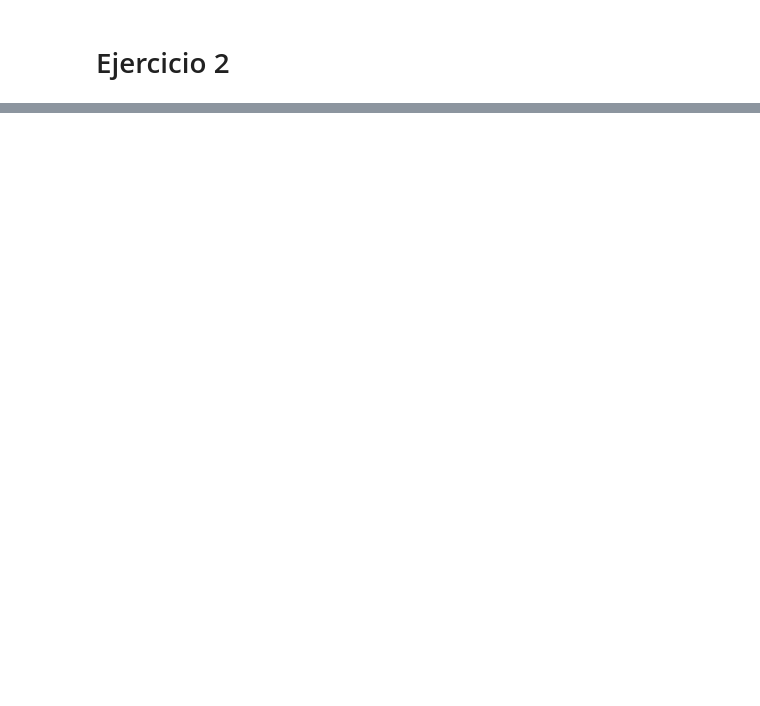
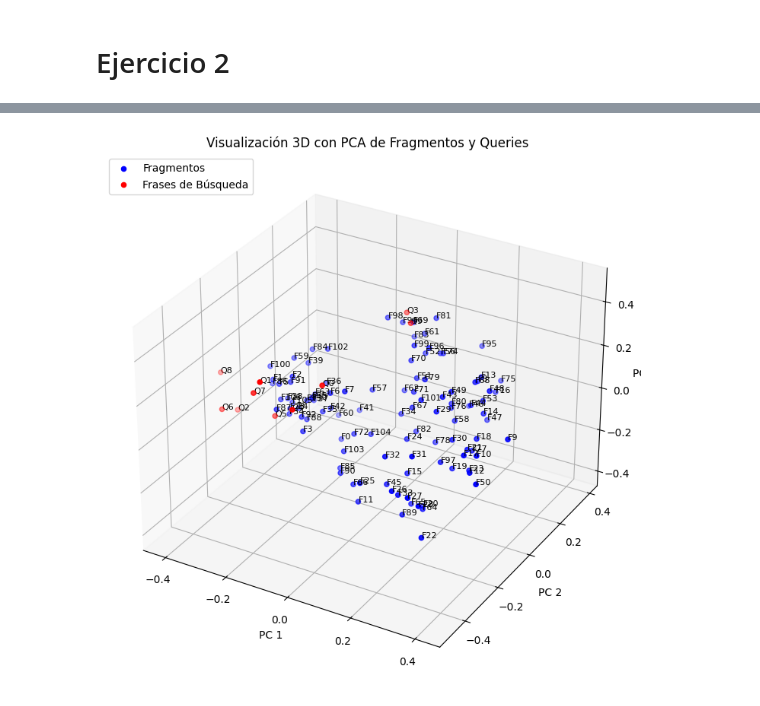
Before and after one commit to Kabarou/NLP_Parte2, a Jupyter notebook: main.ipynb, the cells around one changed output, grey strips where cells are left out. Saved outputs shown, nothing was run; the diff lists cells and outputs as text; code cells hidden in the pictures; blank space fills up the shorter version.

```diff
--- a/main.ipynb
+++ b/main.ipynb
@@ -80,0 +11,18 @@ for i, (cos, euclid, manhattan) in enumerate(zip(similitudes_coseno, similitudes
+# %%
+# Función para dividir el texto en fragmentos de 200 caracteres
+def fragmentar_texto(texto, tamaño_fragmento=200):
+    fragmentos = [texto[i:i + tamaño_fragmento] for i in range(0, len(texto), tamaño_fragmento)]
+    return fragmentos
+
+# Dividimos el texto
+fragmentos = fragmentar_texto(texto)
+# %%
+# Vectorización de los fragmentos
+from sentence_transformers import SentenceTransformer
+from prettytable import PrettyTable
+
+# Cargamos el modelo preentrenado multilingüe
+modelo = SentenceTransformer('distiluse-base-multilingual-cased-v1')
+
+# Codificamos los fragmentos
+embeddings = modelo.encode(fragmentos, convert_to_tensor=True)
@@ -81,3 +124,45 @@ for i, (cos, euclid, manhattan) in enumerate(zip(similitudes_coseno, similitudes
+# %%
+from sklearn.decomposition import PCA
+import matplotlib.pyplot as plt
+from mpl_toolkits.mplot3d import Axes3D
+
+# Combina los embeddings de fragmentos y frases de búsqueda
+todos_embeddings = embeddings.cpu().numpy().tolist() + embeddings_busqueda.cpu().numpy().tolist()
+
+# Etiquetas para la gráfica
+etiquetas = [f"F{i}" for i in range(len(fragmentos))] + [f"Q{i}" for i in range(len(frases_busqueda))]
+
+# Aplica PCA para reducir a 3 dimensiones
+pca = PCA(n_components=3)
+embeddings_3d = pca.fit_transform(todos_embeddings)
+
+# Separa fragmentos y frases de búsqueda
+num_fragmentos = len(fragmentos)
+emb_frag = embeddings_3d[:num_fragmentos]
+emb_query = embeddings_3d[num_fragmentos:]
+
+# Visualización 3D
+fig = plt.figure(figsize=(12, 9))
+ax = fig.add_subplot(111, projection='3d')
+
+# Fragmentos en azul
+ax.scatter(emb_frag[:, 0], emb_frag[:, 1], emb_frag[:, 2], c='blue', label='Fragmentos')
+# Frases de búsqueda en rojo
+ax.scatter(emb_query[:, 0], emb_query[:, 1], emb_query[:, 2], c='red', label='Frases de Búsqueda')
+
+# Opcional: anotaciones
+for i, etiqueta in enumerate(etiquetas):
+    x, y, z = embeddings_3d[i]
+    ax.text(x, y, z, etiqueta, size=8)
+
+ax.set_xlabel('PC 1')
+ax.set_ylabel('PC 2')
+ax.set_zlabel('PC 3')
+ax.set_title('Visualización 3D con PCA de Fragmentos y Queries')
+ax.legend()
+plt.show()
+# %% [output]
+[figure, added]
 # %%
 # Dudas:
 # Las justificaciones que deben estar en el informe, a que se refieren? es decir, que hay que justificar?
```
Also changed, not shown: parts of 9 cells of this notebook.
